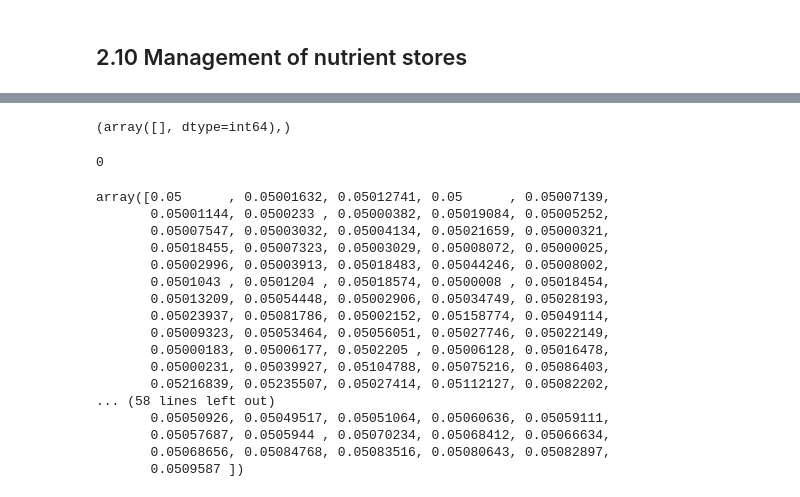
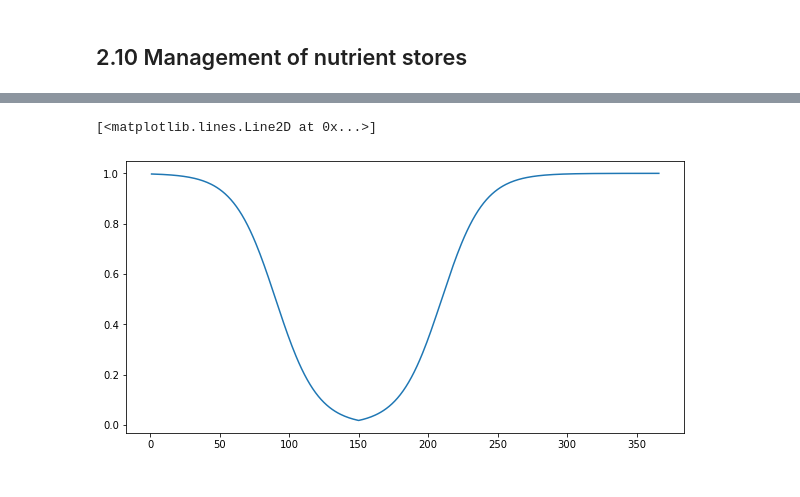
Before and after one commit to CharlieChanMeyer/HoPoMo, a Jupyter notebook: Equations.ipynb, the cells around one changed output, grey strips where cells are left out. Saved outputs shown, nothing was run; the diff lists cells and outputs as text; code cells hidden in the pictures.

```diff
--- a/Equations.ipynb
+++ b/Equations.ipynb
@@ -155,14 +68,3 @@ BEESlazyArray = []
 def season(t):
     # (1)
     return max(1-(1/(1+x1*math.exp(-2*t/x2))),1/(1+x3*math.exp(-2*(t-x4)/x5)))
-# %%
-import matplotlib.pyplot as plt
-import numpy as np
-
-graph = []
-
-for i in range(364):
-    graph.append(season(i))
-
-plt.figure(figsize=(10,5))
-plt.plot(np.linspace(1,364, 364), graph)
@@ -967,28 +836,14 @@ Text(0, 0.5, 'Number of adult bees')
-# %%
-np.where(BEESadultArray<0)
-# %% [output]
-(array([], dtype=int64),)
-# %%
-PUPAE(LIFESPANpupa, 0)
-# %% [output]
-0
-# %%
-MORTALITYadultArray
-# %% [output]
-array([0.05      , 0.05001632, 0.05012741, 0.05      , 0.05007139,
-       0.05001144, 0.0500233 , 0.05000382, 0.05019084, 0.05005252,
-       0.05007547, 0.05003032, 0.05004134, 0.05021659, 0.05000321,
-       0.05018455, 0.05007323, 0.05003029, 0.05008072, 0.05000025,
-       0.05002996, 0.05003913, 0.05018483, 0.05044246, 0.05008002,
-       0.0501043 , 0.0501204 , 0.05018574, 0.0500008 , 0.05018454,
-       0.05013209, 0.05054448, 0.05002906, 0.05034749, 0.05028193,
-       0.05023937, 0.05081786, 0.05002152, 0.05158774, 0.05049114,
-       0.05009323, 0.05053464, 0.05056051, 0.05027746, 0.05022149,
-       0.05000183, 0.05006177, 0.0502205 , 0.05006128, 0.05016478,
-       0.05000231, 0.05039927, 0.05104788, 0.05075216, 0.05086403,
-       0.05216839, 0.05235507, 0.05027414, 0.05112127, 0.05082202,
-... (58 lines left out)
-       0.05050926, 0.05049517, 0.05051064, 0.05060636, 0.05059111,
-       0.05057687, 0.0505944 , 0.05070234, 0.05068412, 0.05066634,
-       0.05068656, 0.05084768, 0.05083516, 0.05080643, 0.05082897,
-       0.0509587 ])
+# %%
+import matplotlib.pyplot as plt
+import numpy as np
+
+graph = []
+
+for i in range(366):
+    graph.append(season(i))
+
+plt.figure(figsize=(10,5))
+plt.plot(np.linspace(1,366, 366), graph)
+# %% [output]
+[<matplotlib.lines.Line2D at 0x...>]
+[figure, added]
```
Also changed, not shown: parts of 33 cells of this notebook, 2 other files.
